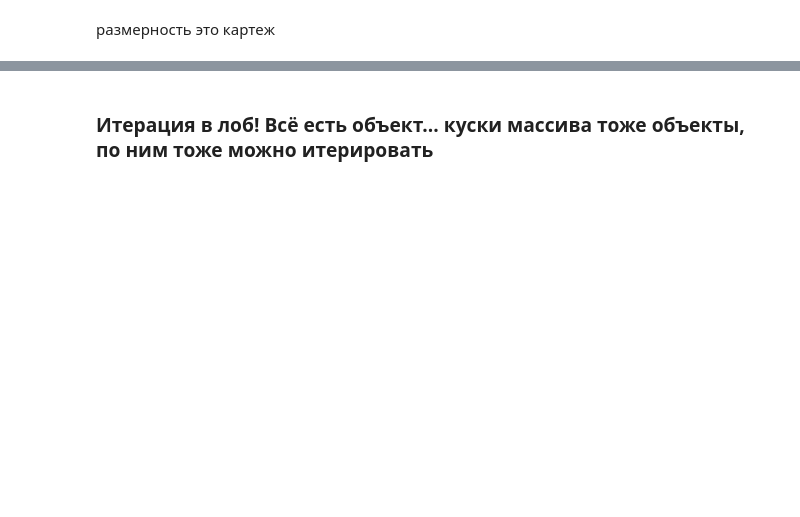
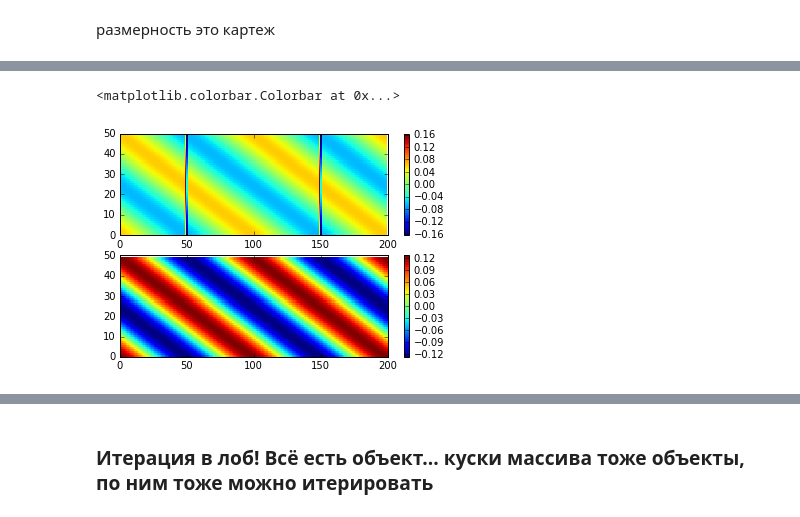
Before and after one commit to amizyuk/pyMHI, a Jupyter notebook: Meeting_02/store_test.ipynb, the cells around one changed output, grey strips where cells are left out. Drawn from its saved outputs; the diff is of its cells as text; code cells hidden in the pictures; blank space fills up the shorter version.

```diff
--- a/Meeting_02/store_test.ipynb
+++ b/Meeting_02/store_test.ipynb
@@ -74,10 +129,13 @@ pcolor(np.fliplr(z.T))
 # %%
 subplot(211)
-pcolor(np.diff(z,axis=1))
+pcolor(diff(z,axis=1))
 colorbar()
 subplot(212)
-pcolor(np.diff(z,axis=0))
+pcolor(diff(z,axis=0))
 colorbar()
+# %% [output]
+<matplotlib.colorbar.Colorbar at 0x...>
+[figure, added]
 # %%
 fig = figure()
 subplot(211)
```
Also changed, not shown: parts of 28 cells of this notebook, 4 other files.
